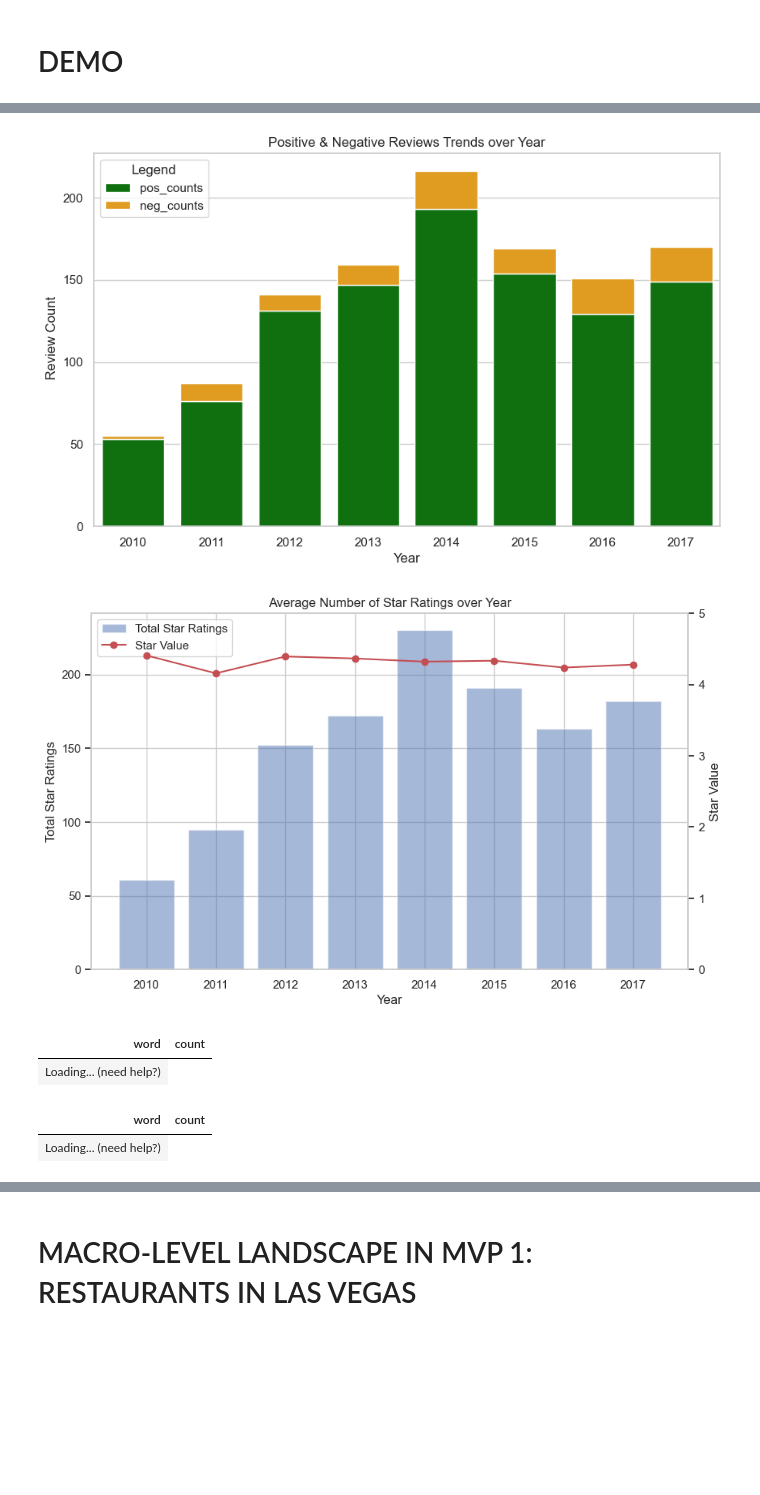
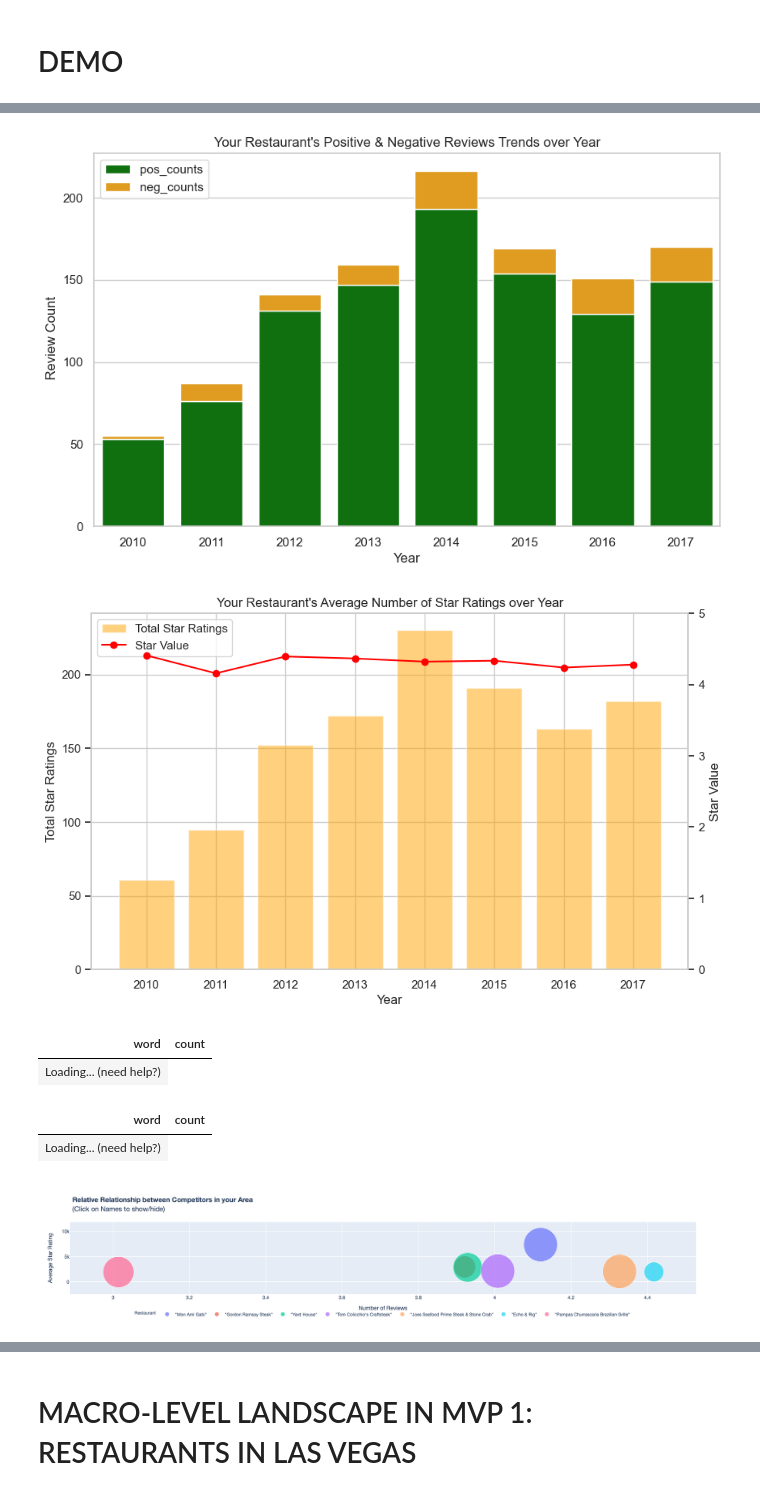
Before and after one commit to analytics-portfolio/Business-IQ-Analytics, a Jupyter notebook: yelp_DA.ipynb, the cells around one changed output, grey strips where cells are left out. Saved outputs shown, nothing was run; the diff lists cells and outputs as text; code cells hidden in the pictures; blank space fills up the shorter version.

Commit message:
update demo plots, jupyter notebook

```diff
--- a/yelp_DA.ipynb
+++ b/yelp_DA.ipynb
@@ -289,7 +293,8 @@ def plot_stacked_vertical_bar_chart(data,
     plt.title(title)
 
     # Add a legend
-    plt.legend(title="Legend", loc="upper left")
+    plt.legend(title="", loc="upper left")
+    plt.savefig("./demo_plots/stacked_bar_chart.svg", format='svg')
 
     # Show the plot
     plt.show()
@@ -332,6 +337,7 @@ def plot_bar_and_line_chart(data, col_bar_y1, col_line_y2, col_x,
     plt.title(title)
     plt.xlabel('Year')
     ax2.set_ylim(top=5, bottom=0)
+    plt.savefig("./demo_plots/bar_line_chart.svg", format='svg')
 
     # Show the plot
     plt.show()
@@ -346,7 +352,8 @@ def plot_bubble_chart(data,
                     color_discrete_sequence=None,
                     template='plotly',
                     x_title=None, y_title=None,
-                    color_continuous_scale=None):
+                    color_continuous_scale=None,
+                    font_size=12):
 
     fig = px.scatter(data,
                      x=x_axis,
@@ -364,16 +371,24 @@ def plot_bubble_chart(data,
     # Customize axis titles
     fig.update_layout(
         font=dict(
-        # family="Courier New, monospace",
-        size=18,  # Set the font size here
+        family="Helvetica Neue",
+        size=font_size,  # Set the font size here
         # color="RebeccaPurple"
     ),
         xaxis_title=x_title if x_title else x_axis,
         yaxis_title=y_title if y_title else y_axis,
     )
 
-    fig.update_layout(width=figsize[0], height=figsize[1])
+    fig.update_layout(legend = dict(font = dict(size = 11)),
+                      legend_title = dict(font = dict(size = 11)))
 
+    fig.update_layout(
+    legend=dict(x=0.5, y=-0.2, xanchor='center', yanchor='top'), # Adjust y to move legend inside subplot
+    legend_orientation='h'
+)
+    # fig.update_layout(width=figsize[0], height=figsize[1], autosize=True)
+    fig.update_layout(autosize=True)
+    fig.write_html("./demo_plots/bb_chart.html")
     fig.show()
 
 
@@ -512,7 +492,0 @@ for r in top_10_num_reviewed:
-# %%
-star_avg = mastro[['dt_year', 'stars_x']].groupby(['dt_year']).agg('mean')
-star_avg.rename(columns={'stars_x': "star_avg"}, inplace=True)
-num_ratings = mastro[['dt_year', 'stars_x']].groupby(['dt_year']).agg('count')
-num_ratings.rename(columns={'stars_x': "num_ratings"}, inplace=True)
-num_ratings_with_avg = num_ratings.merge(star_avg, on='dt_year', how='outer')
-num_ratings_with_avg['dt_year'] = num_ratings_with_avg.index
@@ -519,36 +522,46 @@ num_ratings_with_avg['dt_year'] = num_ratings_with_avg.index
 # %%
 # Metric 1: Positive & Negative Reviews Trends over Year
 plot_stacked_vertical_bar_chart(count_reviews,
                            x_col="dt_year", y_col1="pos_counts", y_col2="neg_counts",
                            x_label='Year', y_label=' Review Count',
-                           title="Positive & Negative Reviews Trends over Year")
+                           title="Your Restaurant's Positive & Negative Reviews Trends over Year")
 
 # Metric 2: Average Number of Star Ratings (Yelp) over Year
 plot_bar_and_line_chart(data=num_ratings_with_avg,
                         col_bar_y1='num_ratings', col_line_y2='star_avg', col_x='dt_year',
                         y1_label="Total Star Ratings", y2_label="Star Value", x_label="Year",
-                        title="Average Number of Star Ratings over Year",
-                        bar_color="b", line_color="r")
+                        title="Your Restaurant's Average Number of Star Ratings over Year",
+                        bar_color="orange", line_color="red")
 
 # Metric 3: Top 5 Most Frequent Phrases in Positive & Negative Reviews (Yelp)
 display(bigram_neg[['word', 'count']].head(20))
 display(bigram_pos[['word', 'count']].head(20))
 
 # Metric 4: Top 10 Positive & 10 Negative Reviews based on Commmunity Feedback
 
 
 
 ## COMPETITION BENCHMARKING
 # Metric: Yelp/Google Average Star Rating
-
+plot_bubble_chart(bb_chart,
+                 x_axis='Average_Star_Rating',
+                 y_axis='Number_of_Reviews',
+                 x_title='Number of Reviews', y_title='Average Star Rating',
+                 bubble_size='Years_of_Operation',
+                 color='Restaurant',
+                 hover_name='Restaurant',
+                 title=' <b> Relative Relationship between Competitors in your Area </b>  <br> (Click on Names to show/hide)',
+                 size_max=60,
+                font_size=12)
 
 # Metric: Top 5 most Positive/Negative popular keywords for a set of restaurant
 
 # Metric: Top 5 most Positive/Negative popular keywords for a set of restaurant
 # %% [output]
-[figure, old version]
+[figure, new version]
-[figure, old version]
+[figure, new version]
 | word | count |
 | Loading... (need help?) |
 | word | count |
 | Loading... (need help?) |
+[figure, added]
```
Also changed, not shown: parts of 7 cells of this notebook, 6 other files.
